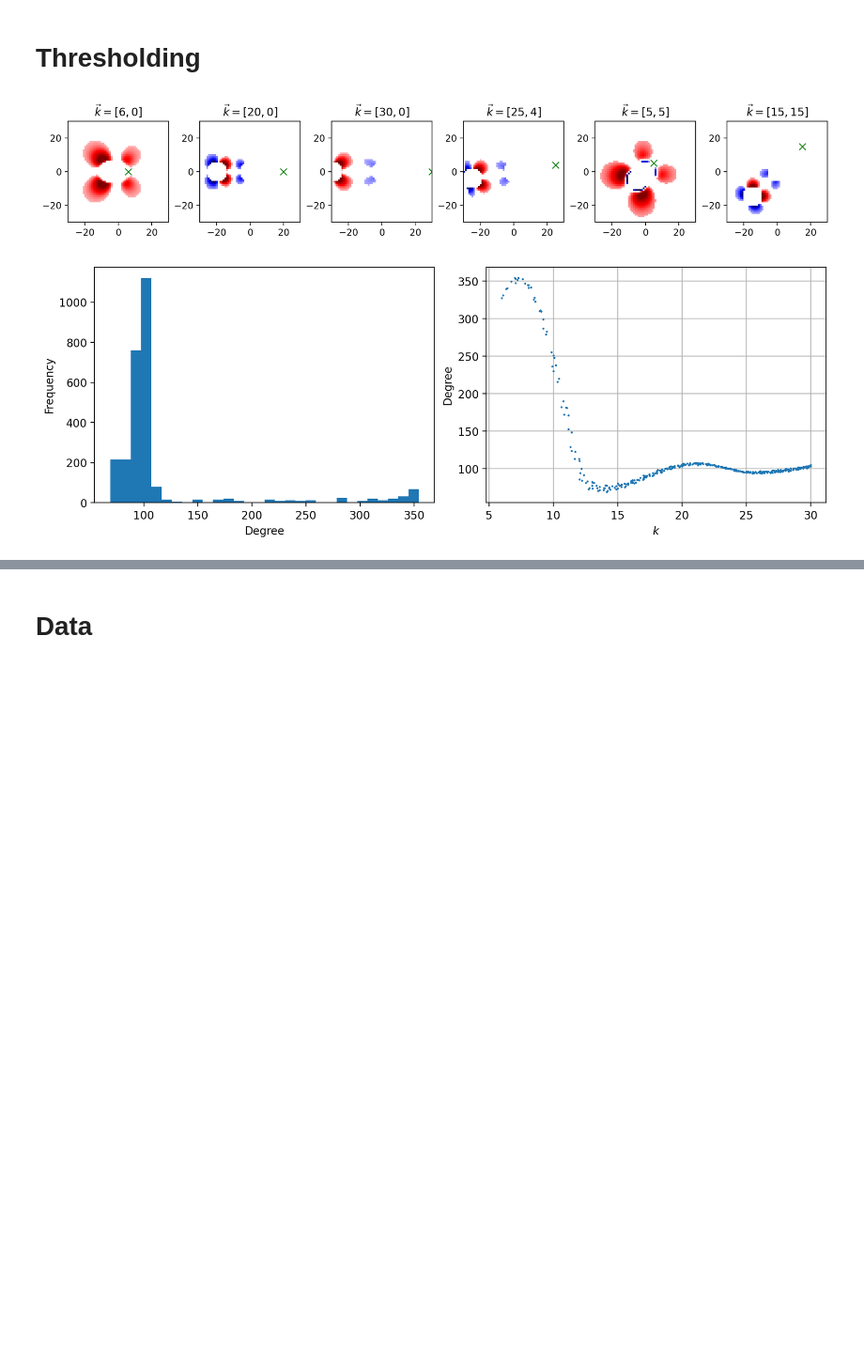
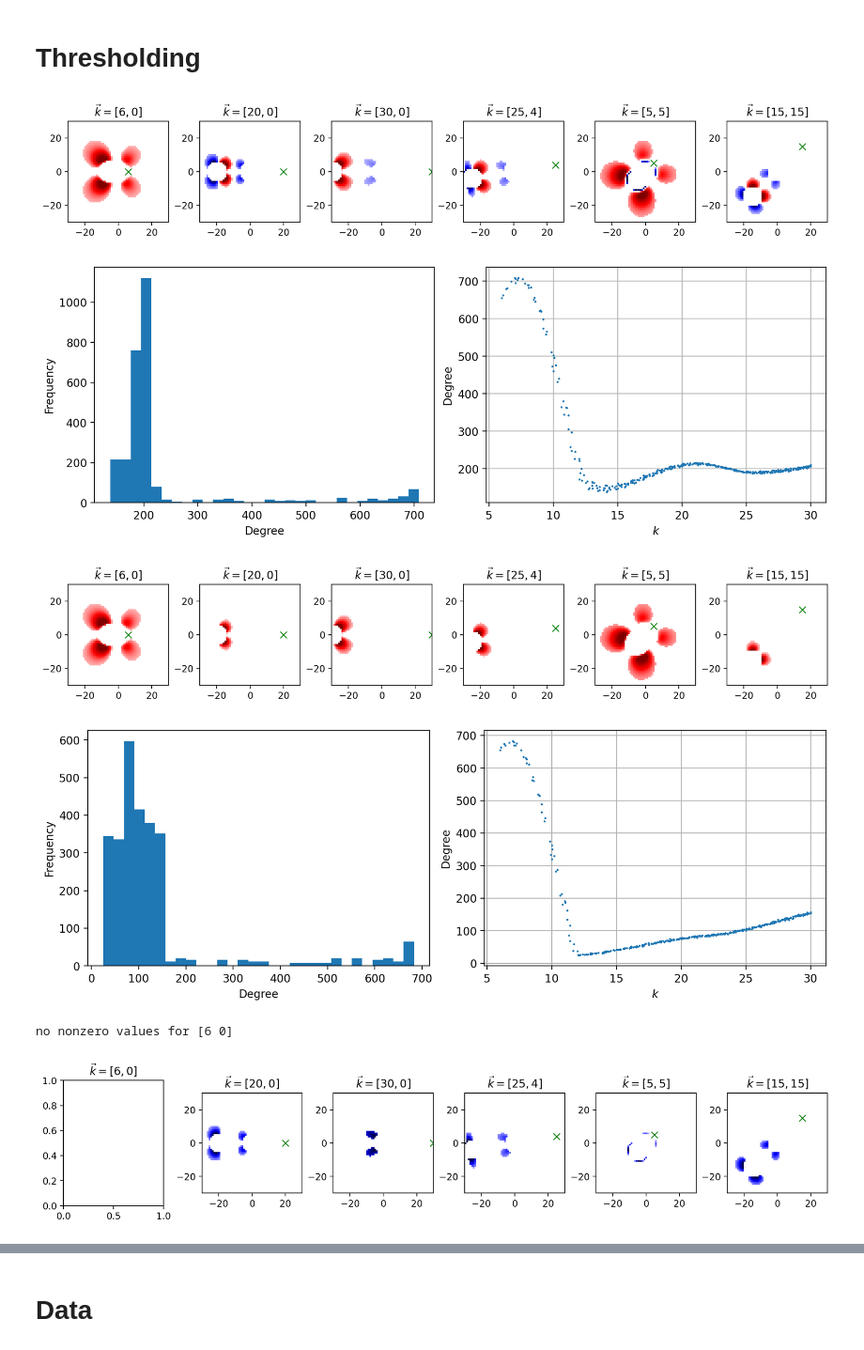
Before and after one commit to rbvogtiii/RSCAM_Networks-in-Turbulence, a Jupyter notebook: triads_simplified.ipynb, the cells around one changed output, grey strips where cells are left out. Shown at 94% size. Cells and saved outputs as stored; diff of their text form; code cells hidden in the pictures; blank space fills up the shorter version.

```diff
--- a/triads_simplified.ipynb
+++ b/triads_simplified.ipynb
@@ -47,6 +48,9 @@ def plot_G(G,colorbar=False,small=True,points=[np.array([6,0]),np.array([20,0]),
         grid[coords[1],coords[0]]=G[order(points[i])]
         grid[grid==0]=None
         ax.flat[i].set_title(rf'$\vec k=[{points[i][0]}, {points[i][1]}]$')
+        if (~np.isnan(grid)).sum()==0:
+            print(f'no nonzero values for {points[i]}')
+            continue
         vmax=np.percentile(np.abs(grid)[~np.isnan(grid)],percentile)
         im=ax.flat[i].imshow(grid,extent=[-kmax,kmax,-kmax,kmax],origin='lower',cmap=cmap,vmin=-vmax,vmax=vmax)
         ax.flat[i].plot(points[i][0],points[i][1],'gx',ms=7)
@@ -91,7 +95,7 @@ def plot_G_comparison(data,masked,full,points=[np.array([6,0]),np.array([20,0]),
 # Thresholding
 # %%
 def threshold_testing(thresh):
-    deg=(thresh!=0).sum(axis=1)/2
+    deg=(thresh!=0).sum(axis=1)
     plot_G(thresh,small=True,colorbar=False,cmap='seismic')
 
     # # degree heatmap
@@ -117,27 +121,27 @@ def threshold_testing(thresh):
 
 # thresh=np.abs(Gcosrho_dir).copy()
 # thresh[thresh<np.percentile(thresh,97.5)]=0;threshold_testing(thresh)
-# %%
-allmag=np.linalg.norm(idk,axis=0)
-thresh=Gcosrho_dir.copy()
-Gabs=np.abs(Gcosrho_dir)
-threshfunc=lambda k: 1e-4*rho(k) # could be whatever, this is just an example
-
-for i in np.unique(allmag):
-    if (thresh[(allmag==i)]!=0).sum()==0:
-        continue
-    # thresh[(allmag==i).reshape(len(allmag),1)&(Gabs<=np.percentile(Gabs[(allmag==i)][thresh[(allmag==i)]!=0],90))]=0
-    # thresh[(allmag==i).reshape(len(allmag),1)&(thresh<threshfunc(i))]=0
-
-    normalized=Gabs[(allmag==i)]/np.array([Gabs[(allmag==i)].sum(axis=1)]).T
-    idx=np.argsort(normalized,axis=1);idx=idx[:,::-1]
-    idx2=np.argsort(idx,axis=1)
-    cond=np.cumsum(np.take_along_axis(normalized,idx,axis=1),axis=1)>=0.75
-    new=thresh[allmag==i]
-    new[np.take_along_axis(cond,idx2,axis=1)]=0
-    thresh[allmag==i]=new
-
-threshold_testing(thresh)
-# %% [output]
-[figure, removed]
-[figure, removed]
+# %%
+Gabs=np.abs(Gcosrho_dir)
+thresh=Gcosrho_dir.copy()
+
+nonzero=np.linalg.norm(Gabs,axis=1)!=0
+normalized=np.zeros_like(Gcosrho_dir)
+normalized[nonzero]=Gabs[nonzero]/np.array([Gabs[nonzero].sum(axis=1)]).T
+idx=np.argsort(normalized,axis=1);idx=idx[:,::-1]
+idx_inv=np.argsort(idx,axis=1)
+cond=np.cumsum(np.take_along_axis(normalized,idx,axis=1),axis=1)>=0.75
+thresh[np.take_along_axis(cond,idx_inv,axis=1)]=0
+
+threshold_testing(thresh)
+threshpos=thresh.copy();threshpos[thresh<0]=0;
+threshold_testing(threshpos)
+threshneg=thresh.copy();threshneg[thresh>0]=0;
+threshold_testing(threshneg)
+# %% [output]
+[figure, added]
+[figure, added]
+[figure, added]
+[figure, added]
+no nonzero values for [6 0]
+[figure, added]
```
Also changed, not shown: parts of 9 cells of this notebook.
